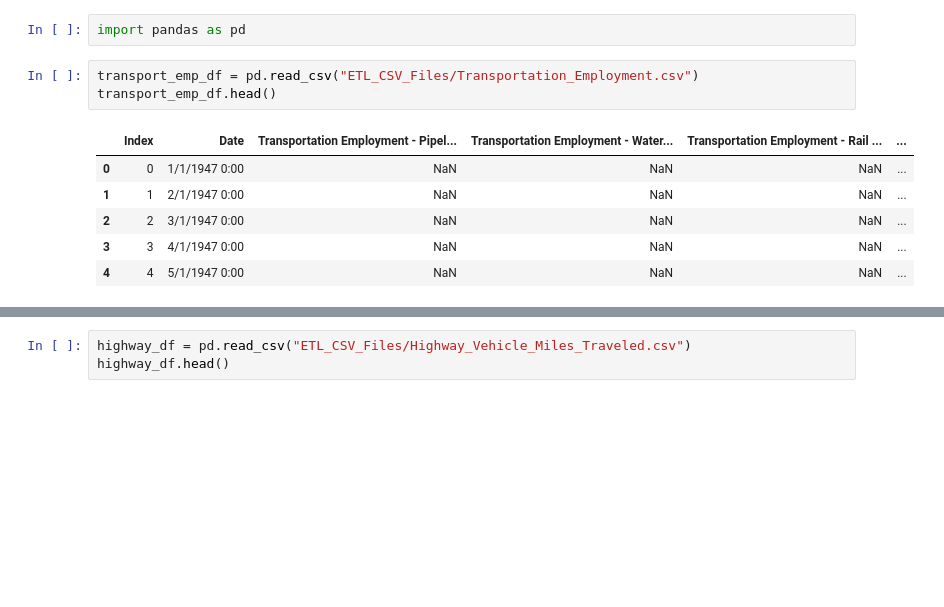
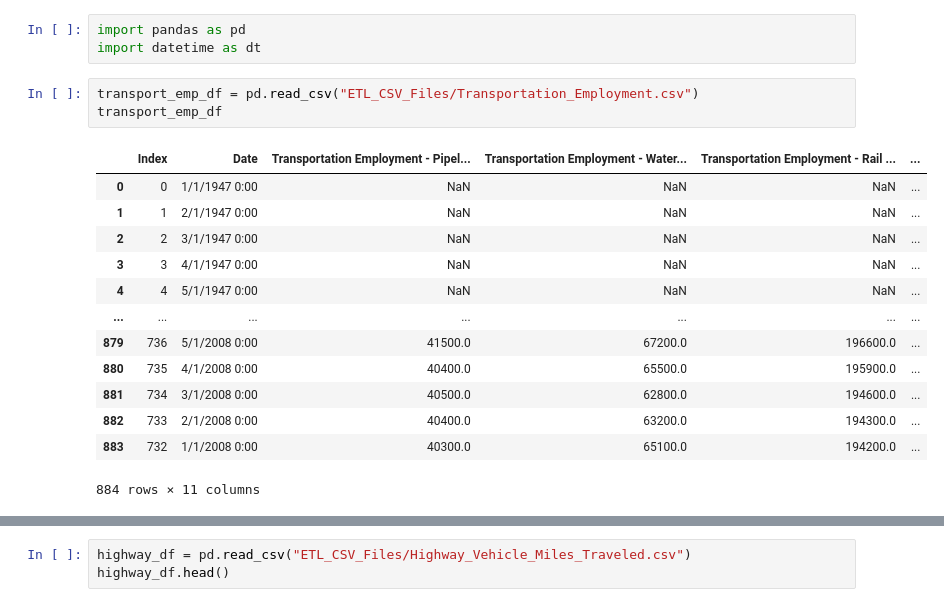
Before and after one commit to RBLevine/ETL-Project, a Jupyter notebook: Transportation.ipynb, the cells around one changed output, grey strips where cells are left out. Saved outputs shown, nothing was run; the diff lists cells and outputs as text; blank space fills up the shorter version.

```diff
--- a/Transportation.ipynb
+++ b/Transportation.ipynb
@@ -1,12 +1,20 @@
 # %%
 import pandas as pd
+import datetime as dt
 # %%
 transport_emp_df = pd.read_csv("ETL_CSV_Files/Transportation_Employment.csv")
-transport_emp_df.head()
+transport_emp_df
 # %% [output]
 |  | Index | Date | Transportation Employment - Pipel... | Transportation Employment - Water... | Transportation Employment - Rail ... | ... |
 | 0 | 0 | 1/1/1947 0:00 | NaN | NaN | NaN | ... |
 | 1 | 1 | 2/1/1947 0:00 | NaN | NaN | NaN | ... |
 | 2 | 2 | 3/1/1947 0:00 | NaN | NaN | NaN | ... |
 | 3 | 3 | 4/1/1947 0:00 | NaN | NaN | NaN | ... |
 | 4 | 4 | 5/1/1947 0:00 | NaN | NaN | NaN | ... |
+| ... | ... | ... | ... | ... | ... | ... |
+| 879 | 736 | 5/1/2008 0:00 | 41500.0 | 67200.0 | 196600.0 | ... |
+| 880 | 735 | 4/1/2008 0:00 | 40400.0 | 65500.0 | 195900.0 | ... |
+| 881 | 734 | 3/1/2008 0:00 | 40500.0 | 62800.0 | 194600.0 | ... |
+| 882 | 733 | 2/1/2008 0:00 | 40400.0 | 63200.0 | 194300.0 | ... |
+| 883 | 732 | 1/1/2008 0:00 | 40300.0 | 65100.0 | 194200.0 | ... |
+884 rows × 11 columns
```
Also changed, not shown: parts of 12 cells of this notebook.
